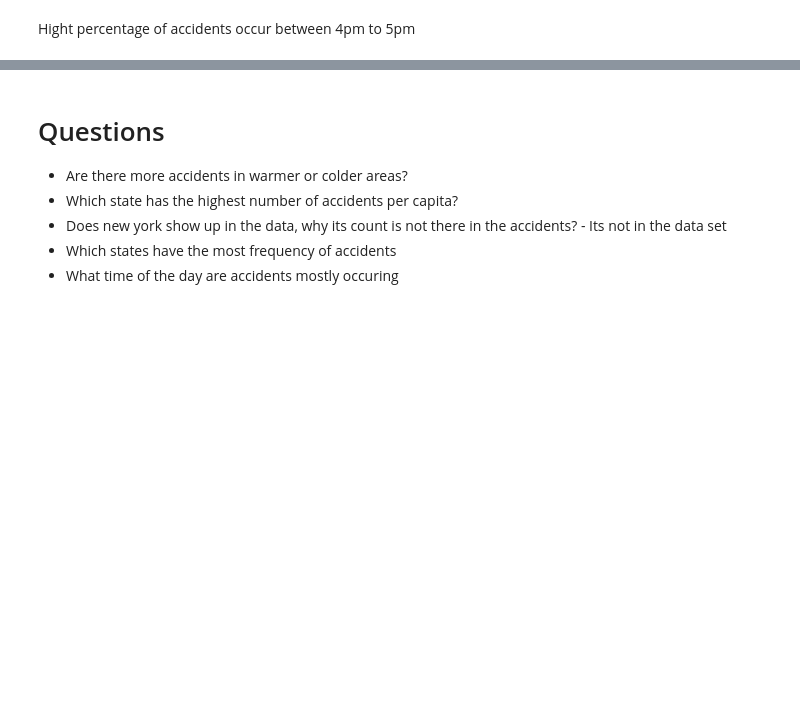
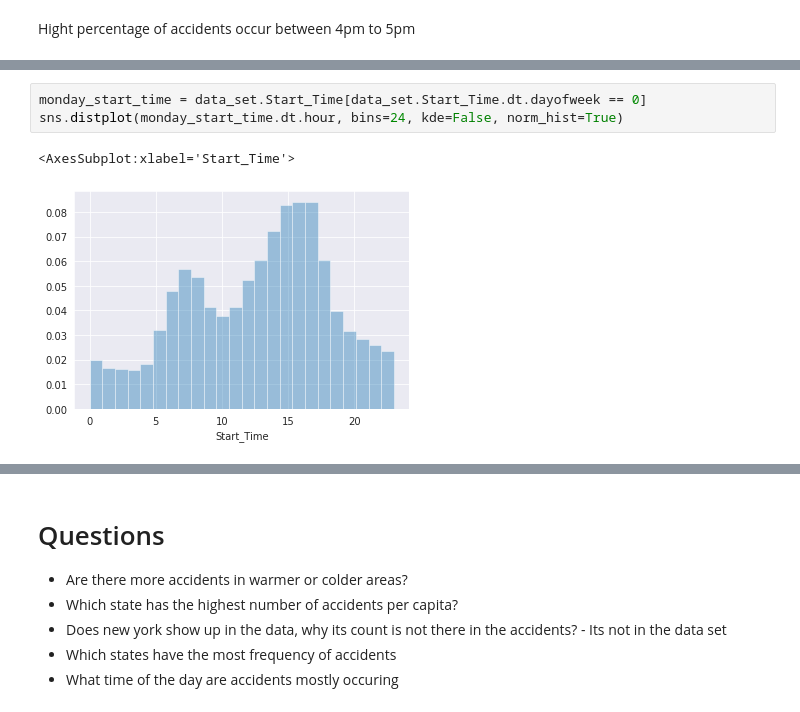
Before and after one commit to kevinlouisj/EDA_US_Accidents, a Jupyter notebook: us-accidents-eda.ipynb, the cells around one changed output, grey strips where cells are left out. Drawn from its saved outputs; the diff is of its cells as text; blank space fills up the shorter version.

```diff
--- a/us-accidents-eda.ipynb
+++ b/us-accidents-eda.ipynb
@@ -359,0 +373,6 @@ Hight percentage of accidents occur between 4pm to 5pm
+# %%
+monday_start_time = data_set.Start_Time[data_set.Start_Time.dt.dayofweek == 0]
+sns.distplot(monday_start_time.dt.hour, bins=24, kde=False, norm_hist=True)
+# %% [output]
+<AxesSubplot:xlabel='Start_Time'>
+[figure, added]
```
Also changed, not shown: parts of 4 cells of this notebook.
